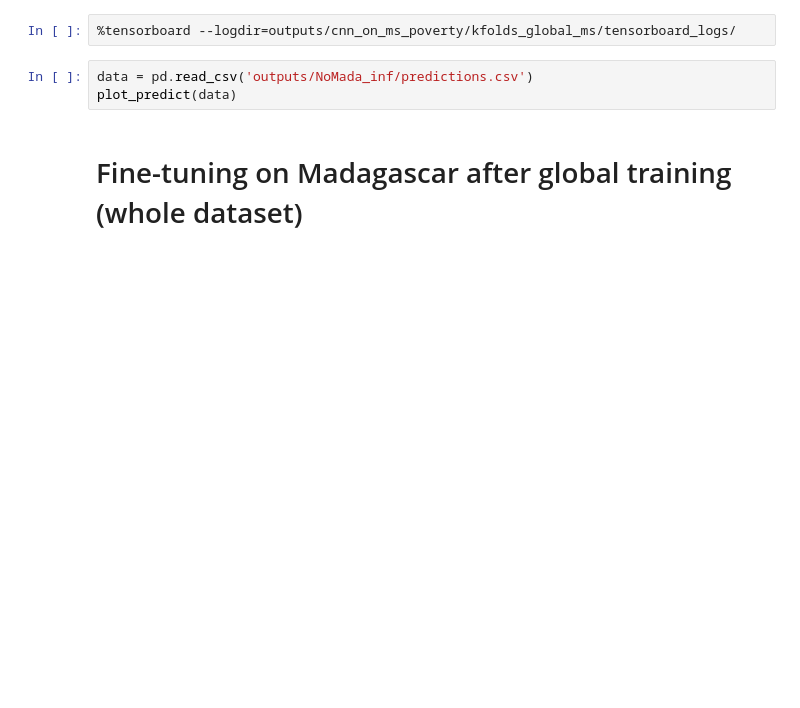
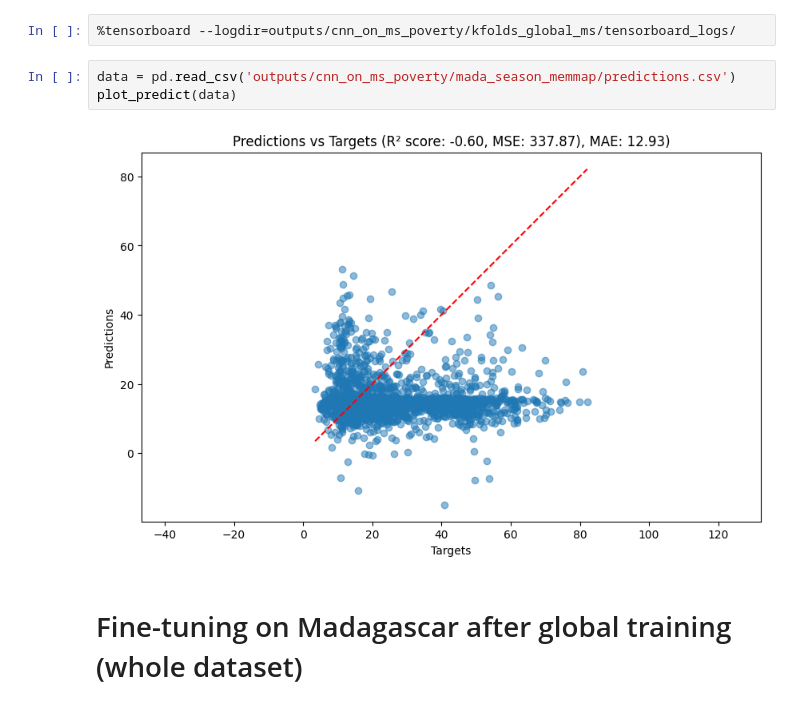
Before and after one commit to morand-g/malpolon-marbec, a Jupyter notebook: examples/poverty/results.ipynb, the cells around one changed output. Cells and saved outputs as stored; diff of their text form; blank space fills up the shorter version.

Commit message:
memmap with smaller spectrum and precision

```diff
--- a/examples/poverty/results.ipynb
+++ b/examples/poverty/results.ipynb
@@ -45,8 +47,10 @@ plot_predict(data)
 # %%
 %tensorboard --logdir=outputs/cnn_on_ms_poverty/kfolds_global_ms/tensorboard_logs/
 # %%
-data = pd.read_csv('outputs/NoMada_inf/predictions.csv')
+data = pd.read_csv('outputs/cnn_on_ms_poverty/mada_season_memmap/predictions.csv')
 plot_predict(data)
+# %% [output]
+[figure, added]
 # %% [markdown]
 # Fine-tuning on Madagascar after global training (whole dataset)
 # %%
```
Also changed, not shown: parts of 4 cells of this notebook, 6 other files.
